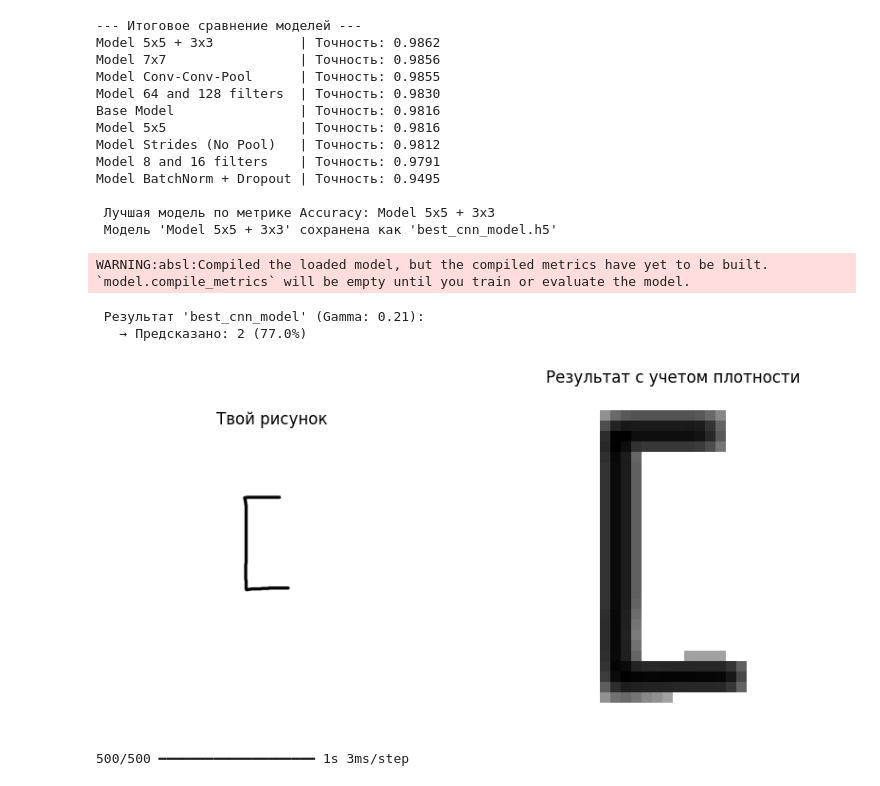
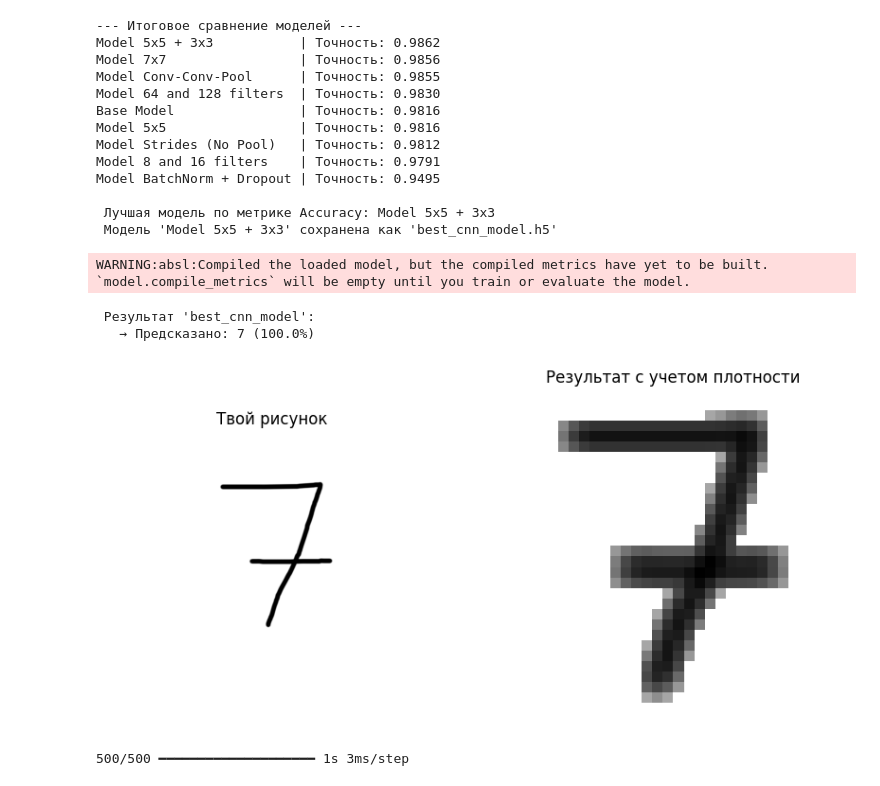
Before and after one commit to coolcode17/Handwritten-Digits-and-Operators-recognition, a Jupyter notebook: digits_and_operators_classification.ipynb, the cells around one changed output. Cells and saved outputs as stored; diff of their text form; code cells hidden in the pictures.

```diff
--- a/digits_and_operators_classification.ipynb
+++ b/digits_and_operators_classification.ipynb
@@ -658,38 +658,38 @@ def predict_custom_image(image_path, model_name='best_cnn_model', invert=True, g
         print(f"Ошибка: {e}")
         return
 
     preds = model.predict(img_input, verbose=0)
     class_idx = np.argmax(preds)
     confidence = np.max(preds) * 100
 
-    print(f"\n Результат '{model_name}' (Gamma: {gamma}):")
+    print(f"\n Результат '{model_name}':")
     print(f"   → Предсказано: {class_names[class_idx]} ({confidence:.1f}%)")
 
     fig, axes = plt.subplots(1, 2, figsize=(10, 5))
     axes[0].imshow(original_img, cmap='gray')
     axes[0].set_title("Твой рисунок")
     axes[0].axis('off')
 
     axes[1].imshow(processed_img, cmap='gray')
     axes[1].set_title("Результат с учетом плотности")
     axes[1].axis('off')
 
     plt.show()
 
 # Запуск
-YOUR_IMAGE_NAME = 'left_bracket.png'
+YOUR_IMAGE_NAME = 'seven.png'
 CHOSEN_MODEL = 'best_cnn_model'
 
 if os.path.exists(YOUR_IMAGE_NAME):
 
     predict_custom_image(YOUR_IMAGE_NAME, model_name=CHOSEN_MODEL, invert=False, gamma=0.21)
 else:
     print(f"Файл {YOUR_IMAGE_NAME} не найден")
 # %% [output]
 WARNING:absl:Compiled the loaded model, but the compiled metrics have yet to be built. `model.compile_metrics` will be empty until you train or evaluate the model.
- Результат 'best_cnn_model' (Gamma: 0.21):
-   → Предсказано: 2 (77.0%)
+ Результат 'best_cnn_model':
+   → Предсказано: 7 (100.0%)
-[figure, old version]
+[figure, new version]
 # %%
 import seaborn as sns
 from sklearn.metrics import confusion_matrix
```
